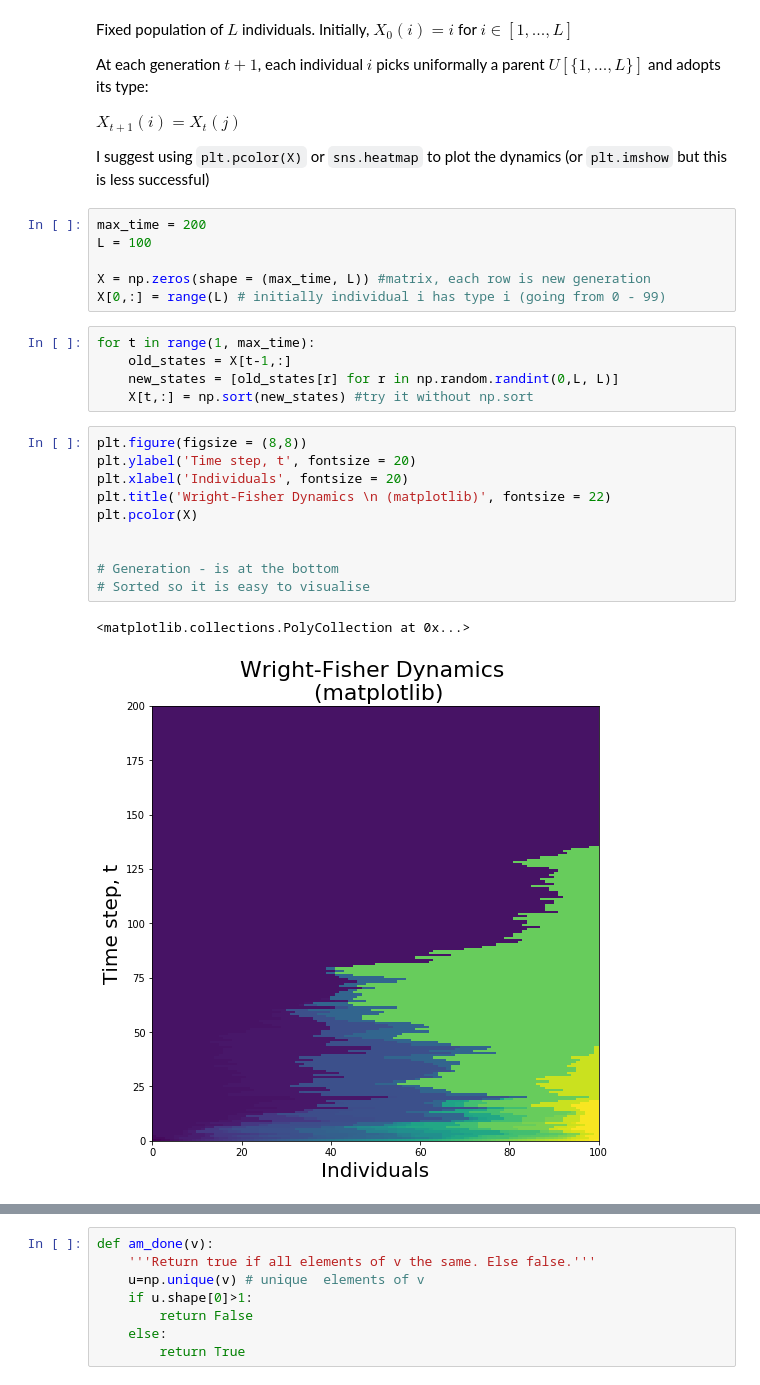
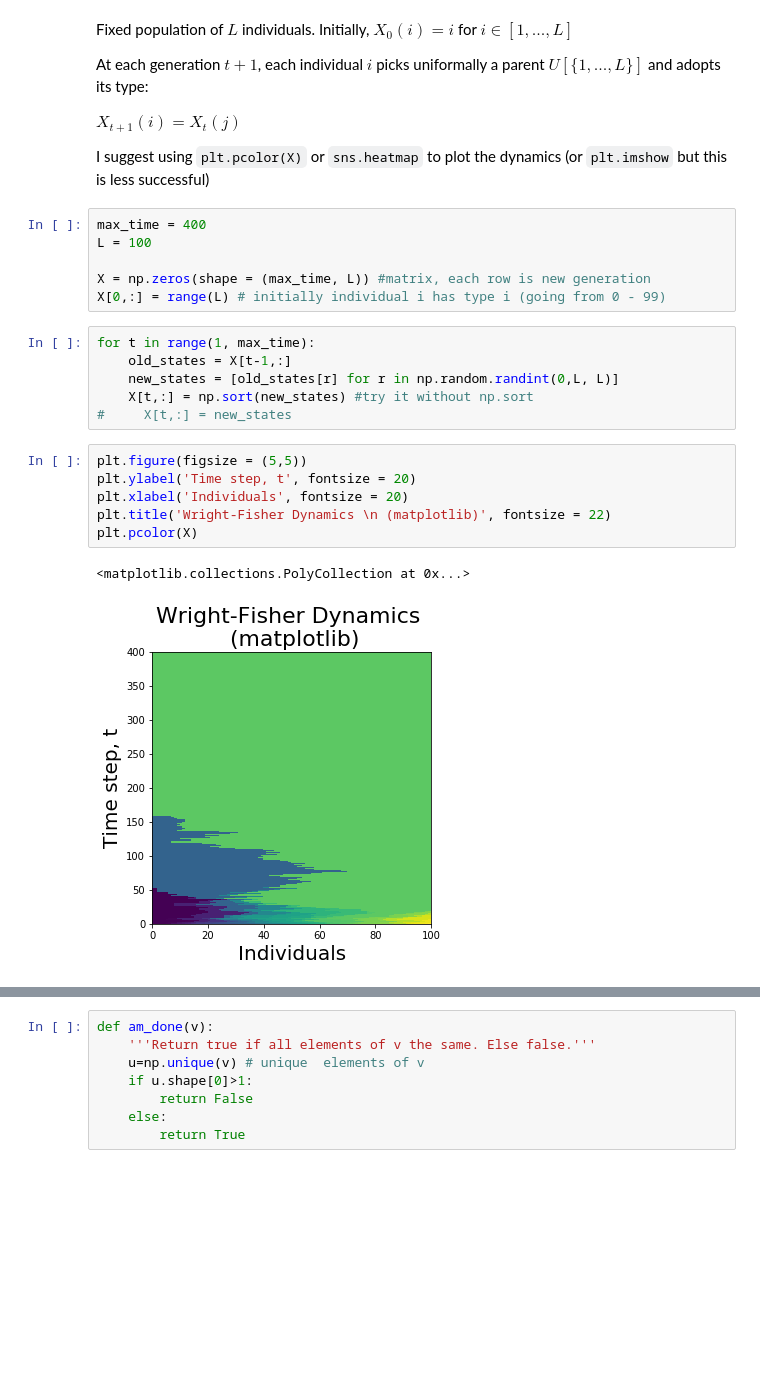
Before and after one commit to chasmani/networks_and_random_processes, a Jupyter notebook: Support Class 2.ipynb, the cells around one changed output, grey strips where cells are left out. Cells and saved outputs as stored; diff of their text form; blank space fills up the shorter version.

Commit message:
1.d plot 1 done

```diff
--- a/Support Class 2.ipynb
+++ b/Support Class 2.ipynb
@@ -78,7 +110,7 @@ $X_{t+1}(i) = X_t(j)$
 
 I suggest using `plt.pcolor(X)` or `sns.heatmap` to plot the dynamics (or `plt.imshow` but this is less successful)
 # %%
-max_time = 200
+max_time = 400
 L = 100
 
 X = np.zeros(shape = (max_time, L)) #matrix, each row is new generation
@@ -88,19 +120,16 @@ for t in range(1, max_time):
     old_states = X[t-1,:]
     new_states = [old_states[r] for r in np.random.randint(0,L, L)]
     X[t,:] = np.sort(new_states) #try it without np.sort
+#     X[t,:] = new_states
 # %%
-plt.figure(figsize = (8,8))
+plt.figure(figsize = (5,5))
 plt.ylabel('Time step, t', fontsize = 20)
 plt.xlabel('Individuals', fontsize = 20)
 plt.title('Wright-Fisher Dynamics \n (matplotlib)', fontsize = 22)
 plt.pcolor(X)
-
-
-# Generation - is at the bottom
-# Sorted so it is easy to visualise
 # %% [output]
 <matplotlib.collections.PolyCollection at 0x...>
-[figure, old version]
+[figure, new version]
 # %%
 plt.figure(figsize = (10,8))
 pcm = sns.heatmap(X,cbar_kws={'label': r'Individual $j \in U[0,100]$'})
```
Also changed, not shown: parts of 14 cells of this notebook, 4 other files.
